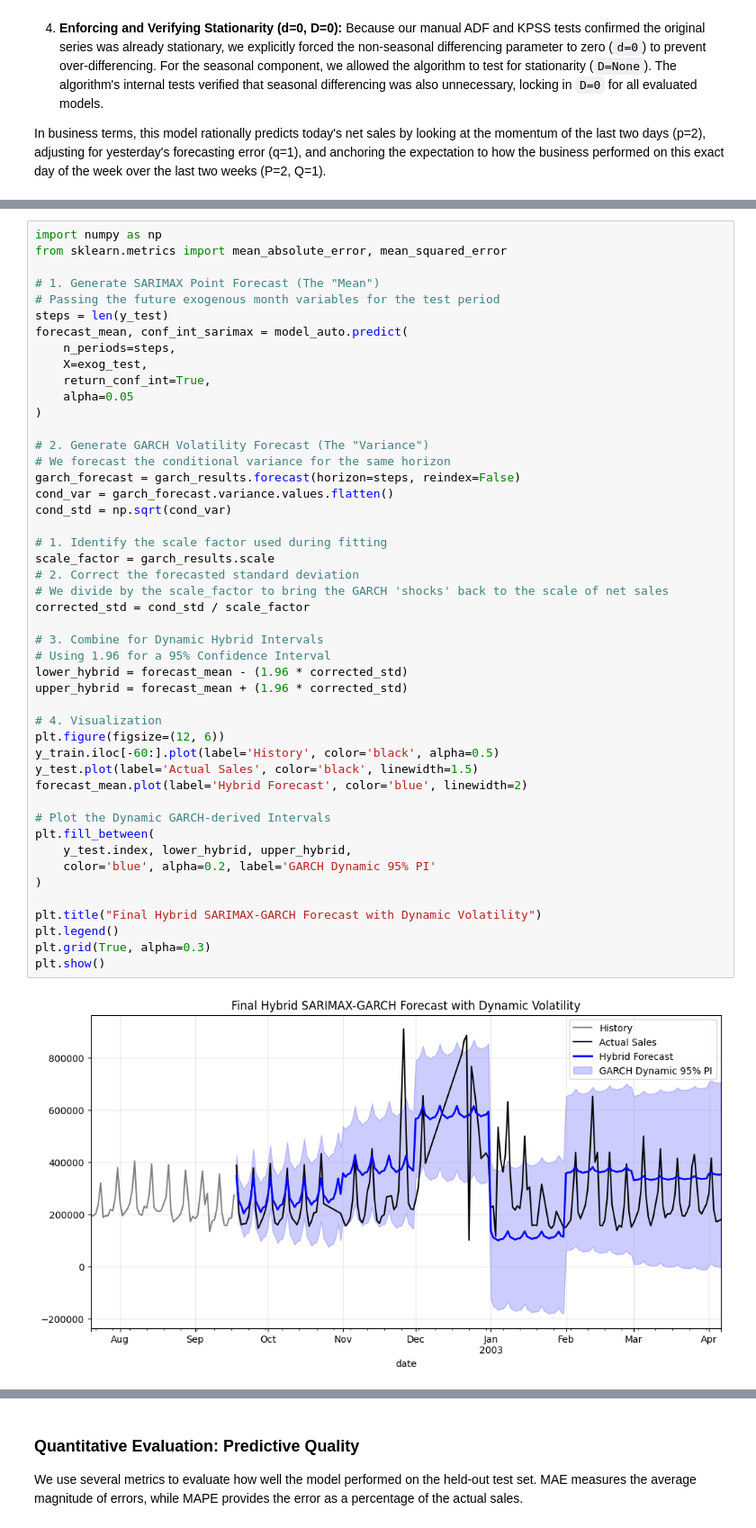
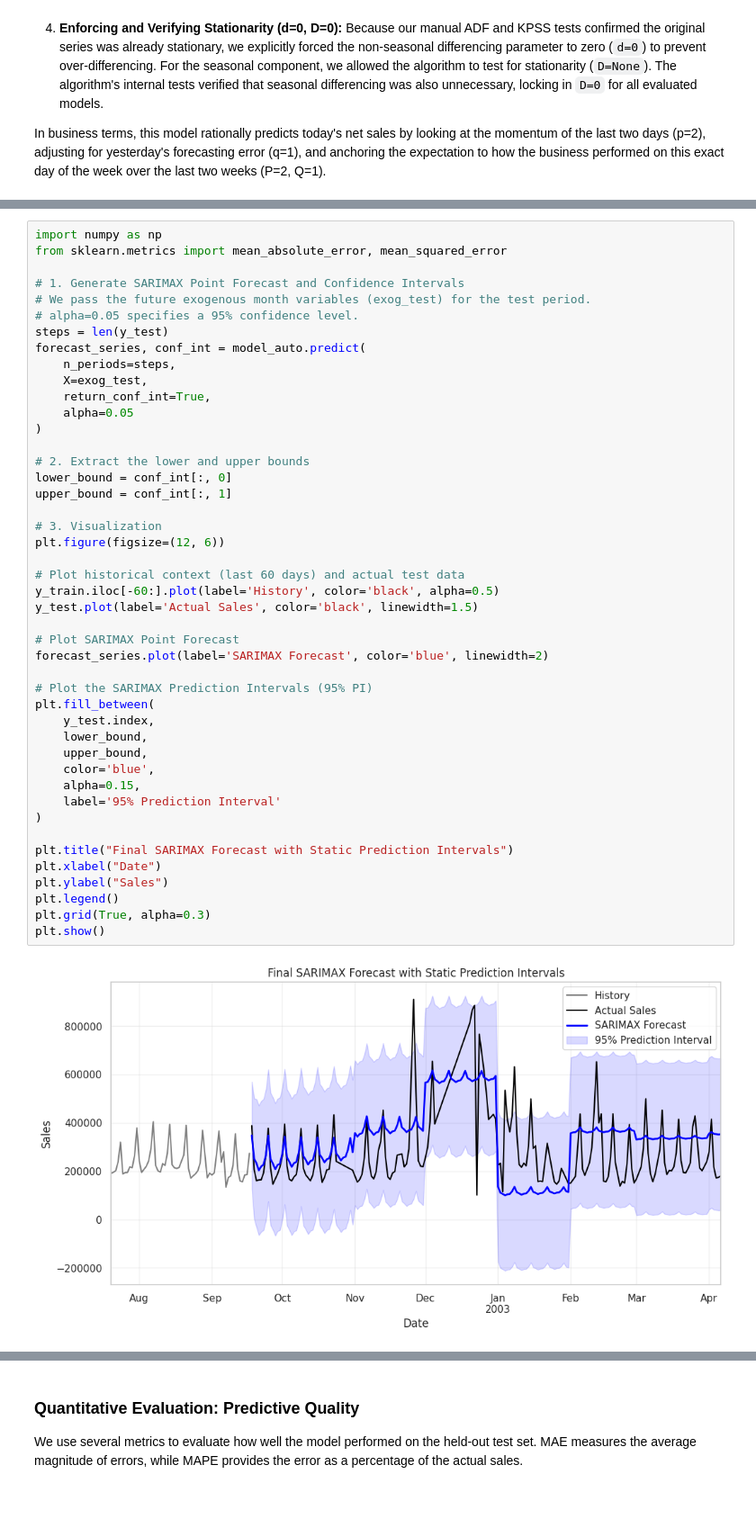
Before and after one commit to joaquinorradre/Time_Series_Assesment1, a Jupyter notebook: Assesment1.ipynb, the cells around one changed output, grey strips where cells are left out. Shown at 90% size. Drawn from its saved outputs; the diff is of its cells as text; blank space fills up the shorter version.

Commit message:
take out the garch model

```diff
--- a/Assesment1.ipynb
+++ b/Assesment1.ipynb
@@ -852,50 +737,48 @@ We now generate the final out-of-sample forecast. Unlike standard models, our hy
 # %%
 import numpy as np
 from sklearn.metrics import mean_absolute_error, mean_squared_error
 
-# 1. Generate SARIMAX Point Forecast (The "Mean")
-# Passing the future exogenous month variables for the test period
+# 1. Generate SARIMAX Point Forecast and Confidence Intervals
+# We pass the future exogenous month variables (exog_test) for the test period.
+# alpha=0.05 specifies a 95% confidence level.
 steps = len(y_test)
-forecast_mean, conf_int_sarimax = model_auto.predict(
+forecast_series, conf_int = model_auto.predict(
     n_periods=steps,
     X=exog_test,
     return_conf_int=True,
     alpha=0.05
 )
 
-# 2. Generate GARCH Volatility Forecast (The "Variance")
-# We forecast the conditional variance for the same horizon
-garch_forecast = garch_results.forecast(horizon=steps, reindex=False)
-cond_var = garch_forecast.variance.values.flatten()
-cond_std = np.sqrt(cond_var)
+# 2. Extract the lower and upper bounds
+lower_bound = conf_int[:, 0]
+upper_bound = conf_int[:, 1]
 
-# 1. Identify the scale factor used during fitting
-scale_factor = garch_results.scale
-# 2. Correct the forecasted standard deviation
-# We divide by the scale_factor to bring the GARCH 'shocks' back to the scale of net sales
-corrected_std = cond_std / scale_factor
+# 3. Visualization
+plt.figure(figsize=(12, 6))
 
-# 3. Combine for Dynamic Hybrid Intervals
-# Using 1.96 for a 95% Confidence Interval
-lower_hybrid = forecast_mean - (1.96 * corrected_std)
-upper_hybrid = forecast_mean + (1.96 * corrected_std)
-
-# 4. Visualization
-plt.figure(figsize=(12, 6))
+# Plot historical context (last 60 days) and actual test data
 y_train.iloc[-60:].plot(label='History', color='black', alpha=0.5)
 y_test.plot(label='Actual Sales', color='black', linewidth=1.5)
-forecast_mean.plot(label='Hybrid Forecast', color='blue', linewidth=2)
 
-# Plot the Dynamic GARCH-derived Intervals
+# Plot SARIMAX Point Forecast
+forecast_series.plot(label='SARIMAX Forecast', color='blue', linewidth=2)
+
+# Plot the SARIMAX Prediction Intervals (95% PI)
 plt.fill_between(
-    y_test.index, lower_hybrid, upper_hybrid,
-    color='blue', alpha=0.2, label='GARCH Dynamic 95% PI'
+    y_test.index,
+    lower_bound,
+    upper_bound,
+    color='blue',
+    alpha=0.15,
+    label='95% Prediction Interval'
 )
 
-plt.title("Final Hybrid SARIMAX-GARCH Forecast with Dynamic Volatility")
+plt.title("Final SARIMAX Forecast with Static Prediction Intervals")
+plt.xlabel("Date")
+plt.ylabel("Sales")
 plt.legend()
 plt.grid(True, alpha=0.3)
 plt.show()
 # %% [output]
-[figure, old version]
+[figure, new version]
 # %% [markdown]
```
Also changed, not shown: parts of 18 cells of this notebook.
